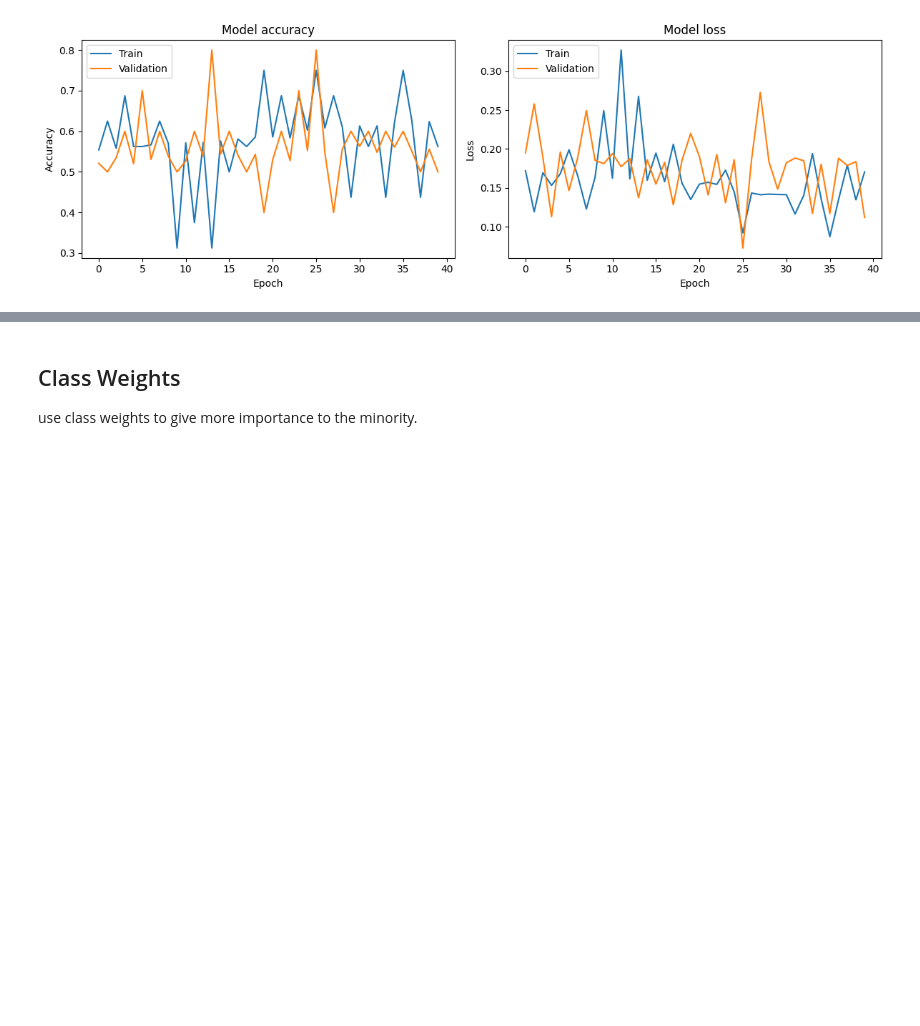
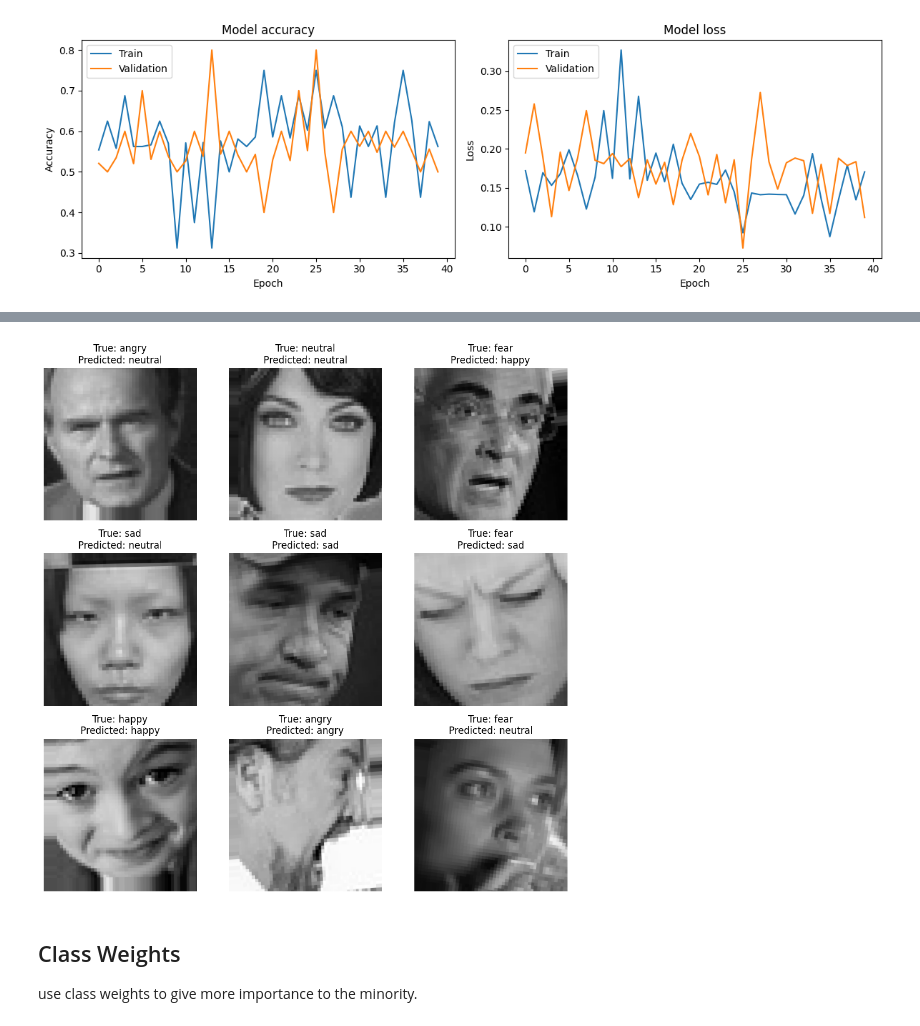
Before and after one commit to fatemeh-mndz/Facial_emotion_recognition, a Jupyter notebook: handeling_Class_Imbalance.ipynb, the cells around one changed output, grey strips where cells are left out. Drawn from its saved outputs; the diff is of its cells as text; code cells hidden in the pictures; blank space fills up the shorter version.

```diff
--- a/handeling_Class_Imbalance.ipynb
+++ b/handeling_Class_Imbalance.ipynb
@@ -490,0 +558,27 @@ plt.show()
+# %%
+import numpy as np
+import matplotlib.pyplot as plt
+
+# Get a batch of images and true labels from the test generator
+x_test, y_test = next(test_generator)
+
+# Predict the classes for the batch
+predictions = model_2.predict(x_test)
+predicted_classes = np.argmax(predictions, axis=1)
+
+# Plot images with true and predicted labels
+plt.figure(figsize=(10, 10))
+for i in range(9):  # Display first 9 images
+    plt.subplot(3, 3, i + 1)
+    plt.imshow(x_test[i])
+
+    # Convert the true label to an integer for indexing
+    true_label = list(train_generator.class_indices.keys())[int(y_test[i])]
+    predicted_label = list(train_generator.class_indices.keys())[predicted_classes[i]]
+
+    plt.title(f"True: {true_label}\nPredicted: {predicted_label}")
+    plt.axis('off')
+
+plt.tight_layout()
+plt.show()
+# %% [output]
@@ -491,3 +586,4 @@ plt.show()
+[figure, added]
 # %% [markdown]
 ## Class Weights
 use class weights to give more importance to the minority.
```
Also changed, not shown: parts of 12 cells of this notebook, 1 other file.
